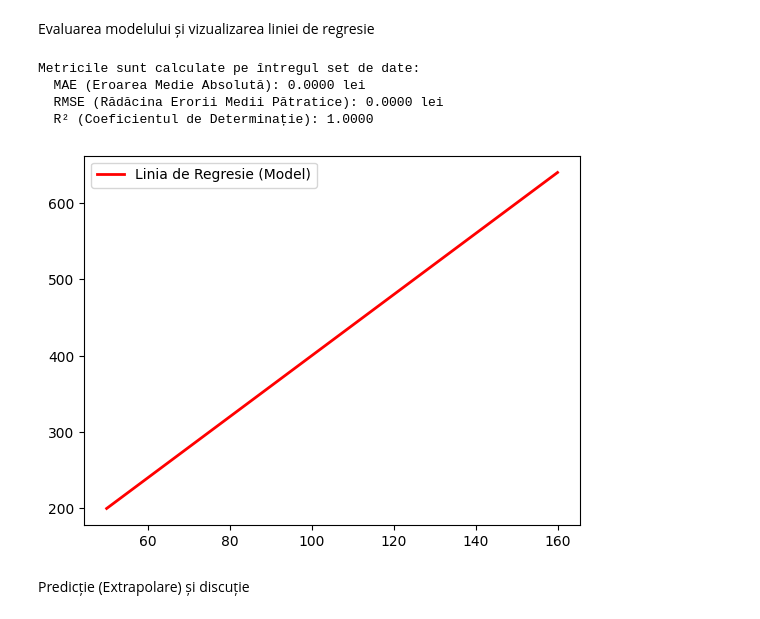
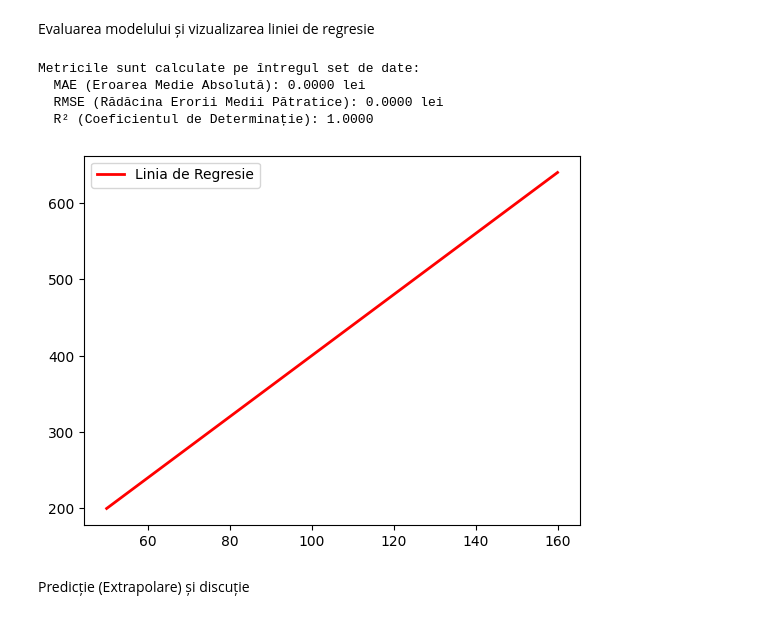
Before and after one commit to Coxmin27/Tema2_IA, a Jupyter notebook: Lab2/regressions_naive_bayes_v2_explained.ipynb, the cells around one changed output. Drawn from its saved outputs; the diff is of its cells as text; code cells hidden in the pictures.

```diff
--- a/Lab2/regressions_naive_bayes_v2_explained.ipynb
+++ b/Lab2/regressions_naive_bayes_v2_explained.ipynb
@@ -382,31 +382,31 @@ Evaluarea modelului și vizualizarea liniei de regresie
 # %%
 # --- 3. Evaluarea Modelului și Vizualizarea Finală ---
 
 # Generăm predicții pentru datele pe care s-a antrenat
 y_pred_cafea = model_linear.predict(X_cafea)
 
 # Calculăm metricile
 mae = mean_absolute_error(y_cafea, y_pred_cafea)
 mse = mean_squared_error(y_cafea, y_pred_cafea)
 rmse = np.sqrt(mse) # RMSE este rădăcina pătrată din MSE
 r2 = r2_score(y_cafea, y_pred_cafea)
 
 print(f"Metricile sunt calculate pe întregul set de date:")
 print(f"  MAE (Eroarea Medie Absolută): {mae:.4f} lei")
 print(f"  RMSE (Rădăcina Erorii Medii Pătratice): {rmse:.4f} lei")
 print(f"  R² (Coeficientul de Determinație): {r2:.4f}")
 
 # Adăugăm linia de regresie pe graficul existent
-plt.plot(X_cafea, y_pred_cafea, color='red', linewidth=2, label='Linia de Regresie (Model)')
+plt.plot(X_cafea, y_pred_cafea, color='red', linewidth=2, label='Linia de Regresie')
 plt.legend()
 
 plt.show()
 # %% [output]
 Metricile sunt calculate pe întregul set de date:
   MAE (Eroarea Medie Absolută): 0.0000 lei
   RMSE (Rădăcina Erorii Medii Pătratice): 0.0000 lei
   R² (Coeficientul de Determinație): 1.0000
-[figure, old version]
+[figure, new version]
 # %% [markdown]
 Predicție (Extrapolare) și discuție
 # %%
```
